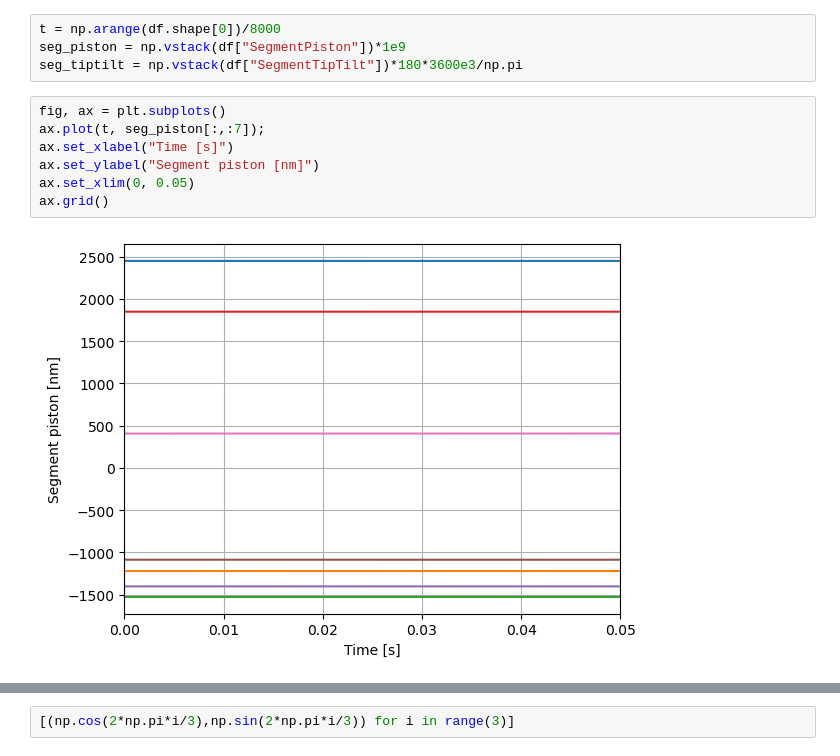
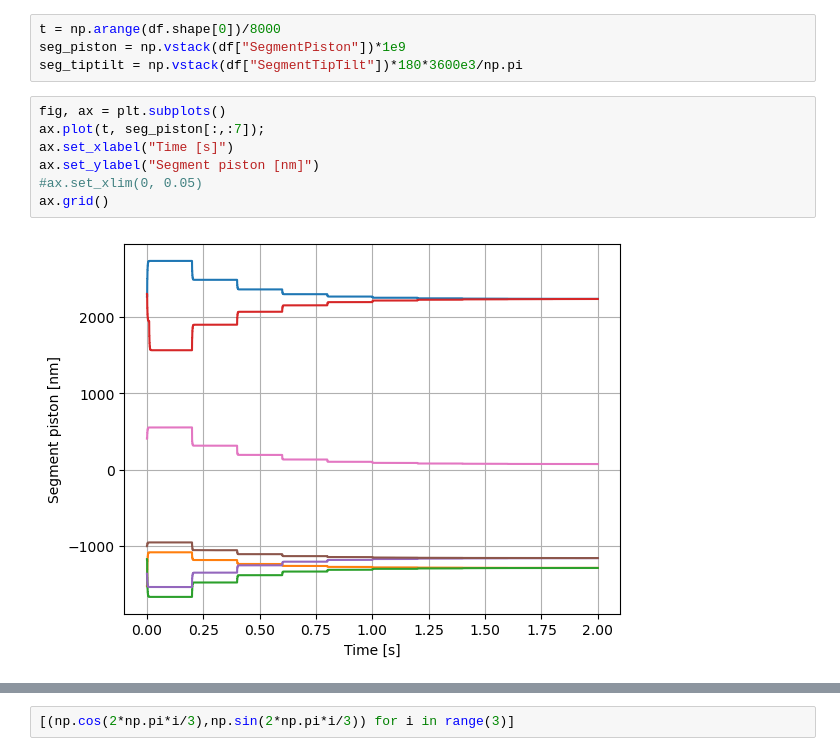
Before and after one commit to rodrigo-romano/dos-actors, a Jupyter notebook: grsim/active-optics/data/ngao.ipynb, the cells around one changed output, grey strips where cells are left out. Saved outputs shown, nothing was run; the diff lists cells and outputs as text.

```diff
--- a/grsim/active-optics/data/ngao.ipynb
+++ b/grsim/active-optics/data/ngao.ipynb
@@ -113,12 +113,12 @@ seg_tiptilt = np.vstack(df["SegmentTipTilt"])*180*3600e3/np.pi
 # %%
 fig, ax = plt.subplots()
 ax.plot(t, seg_piston[:,:7]);
 ax.set_xlabel("Time [s]")
 ax.set_ylabel("Segment piston [nm]")
-ax.set_xlim(0, 0.05)
+#ax.set_xlim(0, 0.05)
 ax.grid()
 # %% [output]
-[figure, old version]
+[figure, new version]
 # %%
 fig, ax = plt.subplots()
 ax.plot(t, seg_piston[:, 7:14])
```
Also changed, not shown: parts of 14 cells of this notebook, 7 other files.
